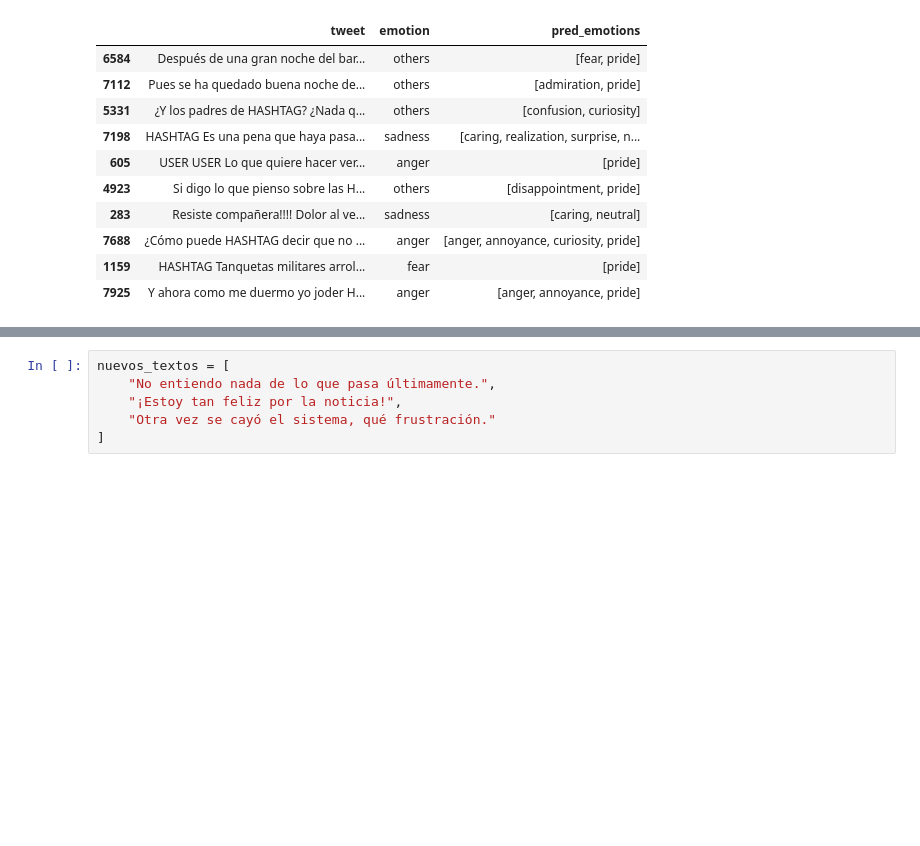
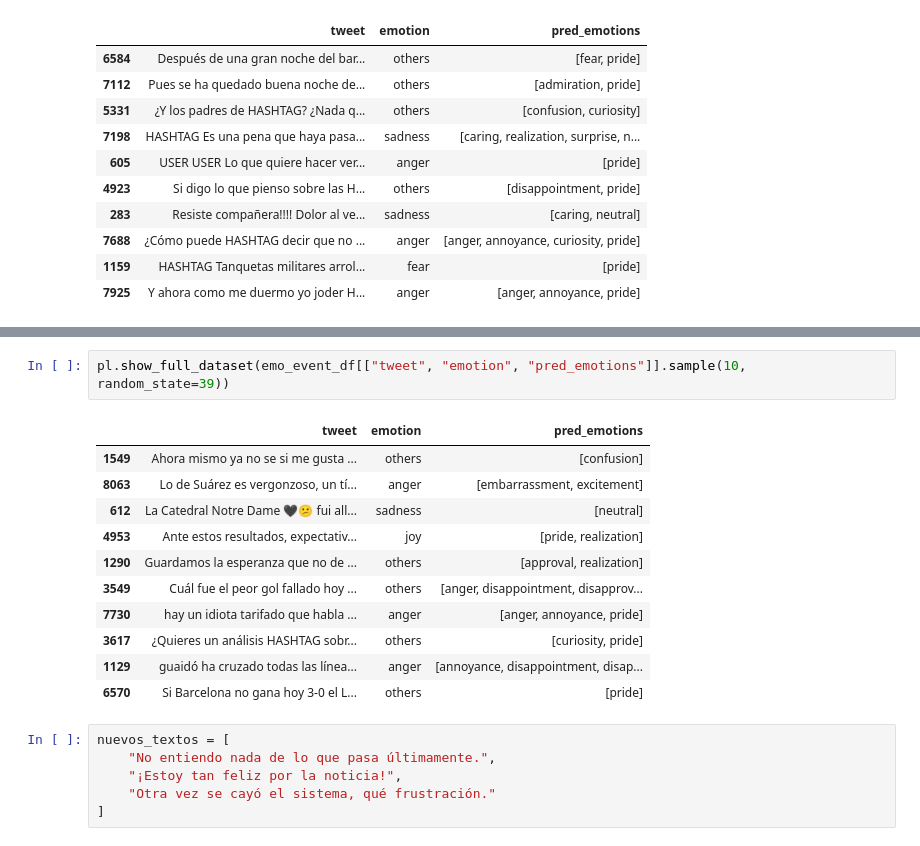
Before and after one commit to Raulinho-A/feel-track, a Jupyter notebook: notebooks/raa/0.3-rra-eda.ipynb, the cells around one changed output, grey strips where cells are left out. Drawn from its saved outputs; the diff is of its cells as text; blank space fills up the shorter version.

```diff
--- a/notebooks/raa/0.3-rra-eda.ipynb
+++ b/notebooks/raa/0.3-rra-eda.ipynb
@@ -188,3 +202,17 @@ pl.show_full_dataset(emo_event_df[["tweet", "emotion", "pred_emotions"]].sample(
+# %%
+pl.show_full_dataset(emo_event_df[["tweet", "emotion", "pred_emotions"]].sample(10, random_state=39))
+# %% [output]
+|  | tweet | emotion | pred_emotions |
+| 1549 | Ahora mismo ya no se si me gusta ... | others | [confusion] |
+| 8063 | Lo de Suárez es vergonzoso, un tí... | anger | [embarrassment, excitement] |
+| 612 | La Catedral Notre Dame 🖤😕 fui all... | sadness | [neutral] |
+| 4953 | Ante estos resultados, expectativ... | joy | [pride, realization] |
+| 1290 | Guardamos la esperanza que no de ... | others | [approval, realization] |
+| 3549 | Cuál fue el peor gol fallado hoy ... | others | [anger, disappointment, disapprov... |
+| 7730 | hay un idiota tarifado que habla ... | anger | [anger, annoyance, pride] |
+| 3617 | ¿Quieres un análisis HASHTAG sobr... | others | [curiosity, pride] |
+| 1129 | guaidó ha cruzado todas las línea... | anger | [annoyance, disappointment, disap... |
+| 6570 | Si Barcelona no gana hoy 3-0 el L... | others | [pride] |
 # %%
 nuevos_textos = [
     "No entiendo nada de lo que pasa últimamente.",
```
Also changed, not shown: parts of 1 cell of this notebook.
